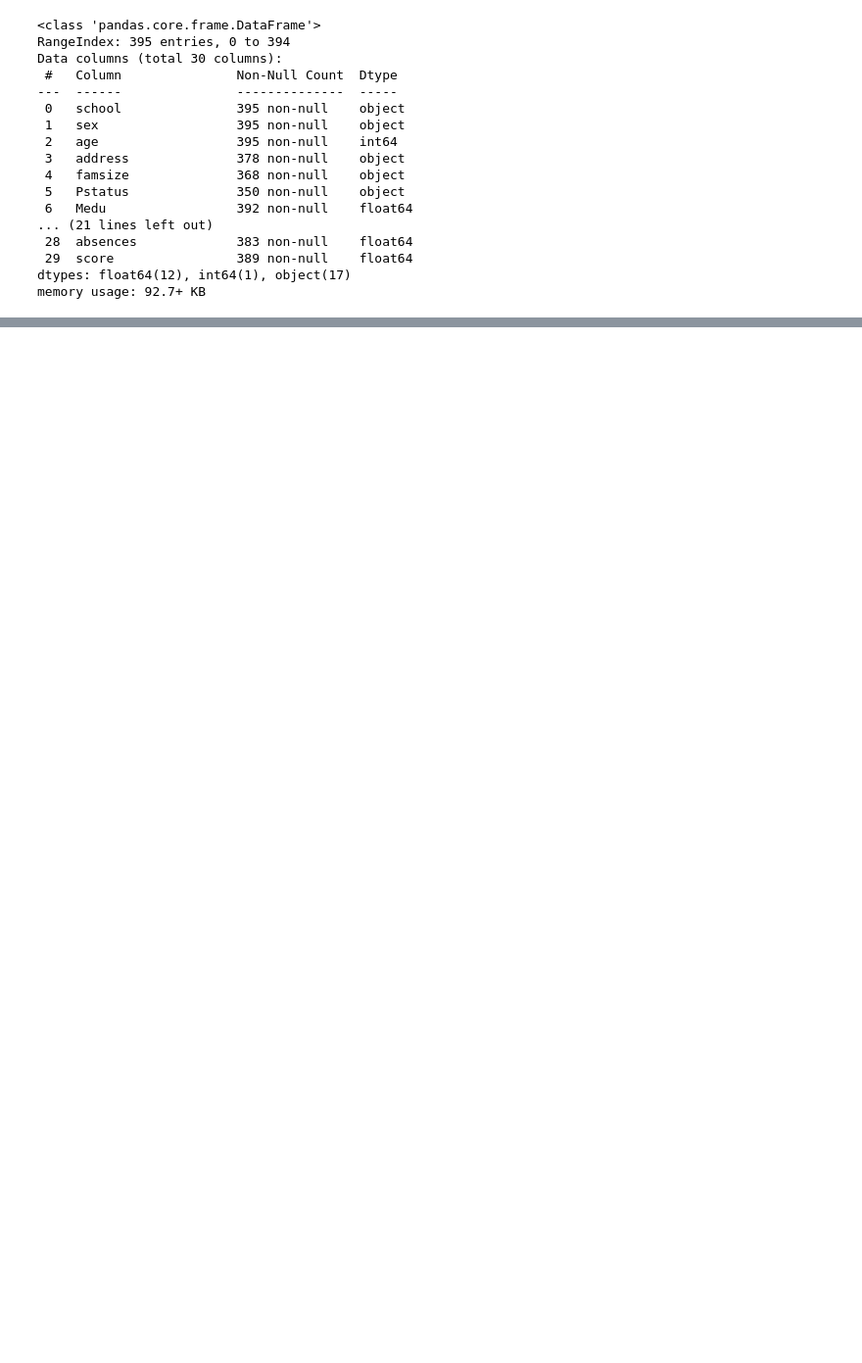
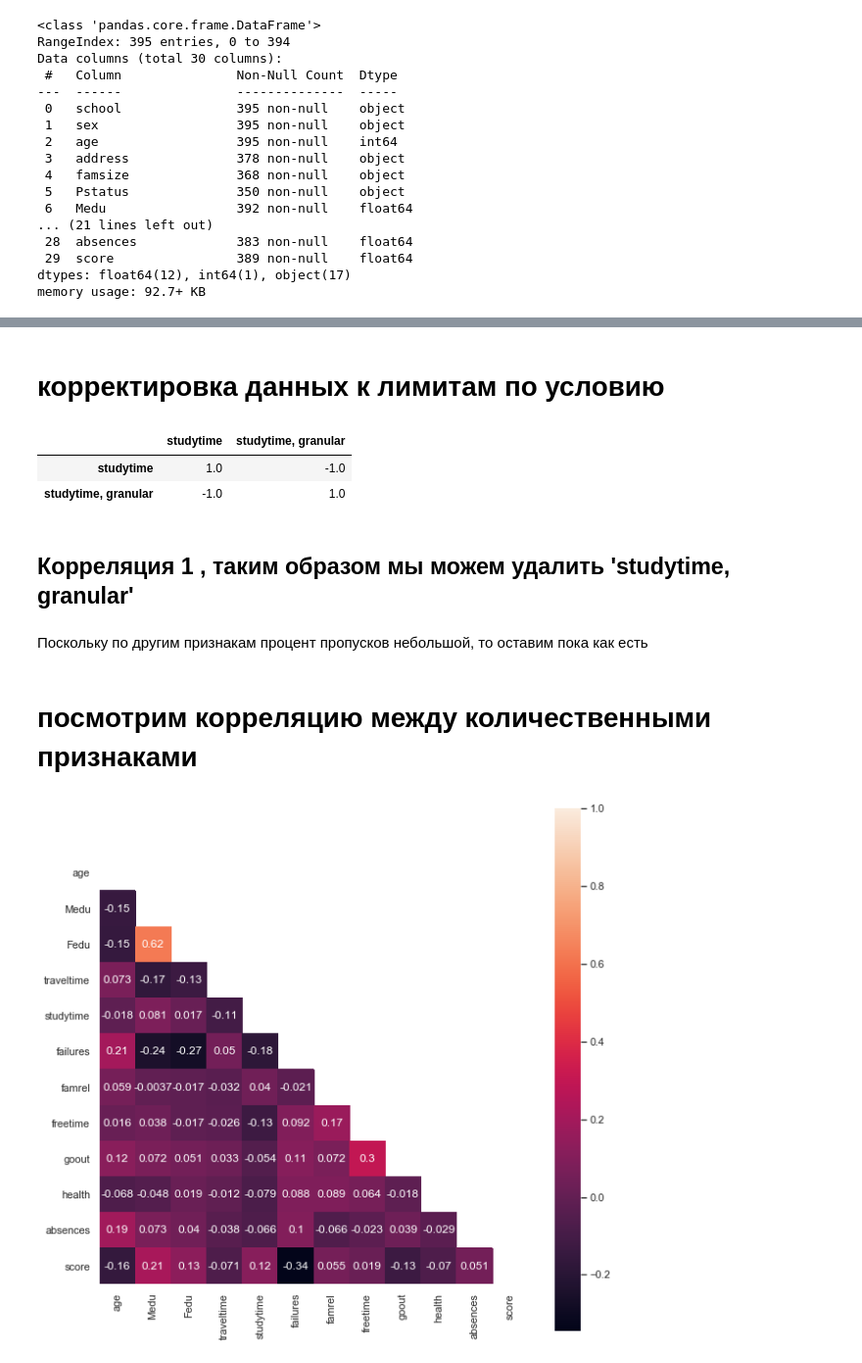
Before and after one commit to LemzarL/Skills, a Jupyter notebook: module2/project2.ipynb, the cells around one changed output, grey strips where cells are left out. Shown at 98% size. Cells and saved outputs as stored; diff of their text form; code cells hidden in the pictures; blank space fills up the shorter version.

```diff
--- a/module2/project2.ipynb
+++ b/module2/project2.ipynb
@@ -40,0 +152,39 @@ memory usage: 92.7+ KB
+# %% [markdown]
+# корректировка данных к лимитам по условию
+# %%
+df.Fedu = df.Fedu.replace(40, 4)
+df.famrel = df.famrel.replace(-1, 1)
+# сгладим немного выбросы по absences
+df.loc[df['absences'] > 50, ['absences']] = 50
+# %%
+#посмотрим 'studytime', 'studytime, granular'
+df_study = df[['studytime', 'studytime, granular']]
+df_study.corr()
+# %% [output]
+|  | studytime | studytime, granular |
+| studytime | 1.0 | -1.0 |
+| studytime, granular | -1.0 | 1.0 |
+# %% [markdown]
+## Корреляция 1 , таким образом мы можем удалить 'studytime, granular'
+# %%
+df.drop('studytime, granular',inplace=True, axis=1)
+# %%
+#удалим пропуски в целевой переменной
+df.dropna(subset=['score'],inplace=True)
+# %% [markdown]
+Поскольку по другим признакам процент пропусков небольшой, то оставим пока как есть
+# %% [markdown]
+# посмотрим корреляцию между количественными признаками
+# %%
+df_number= df[['age',  'Medu', 'Fedu', 'traveltime', 'studytime', 'failures',
+                        'famrel', 'freetime', 'goout', 'health', 'absences', 'score']]
+# %%
+#corr = np.corrcoef(df3.corr())
+corr = df_number.corr()
+mask = np.zeros_like(corr)
+mask[np.triu_indices_from(mask)] = True
+with sns.axes_style("white"):
+    f, ax = plt.subplots(figsize=(10, 10))
+    ax = sns.heatmap(corr, mask=mask, annot=True, square=True)
+# %% [output]
+[figure, added]
```
Also changed, not shown: parts of 34 cells of this notebook, 5 other files.
